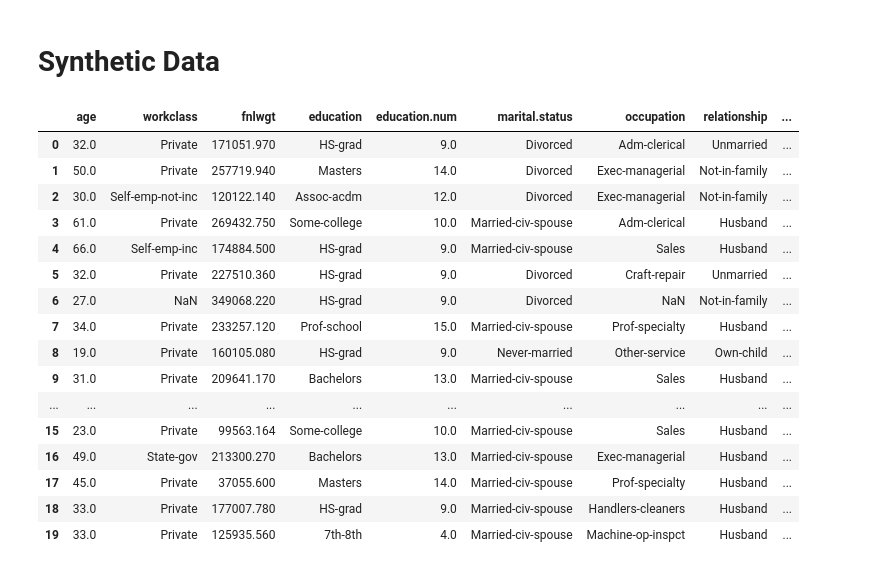
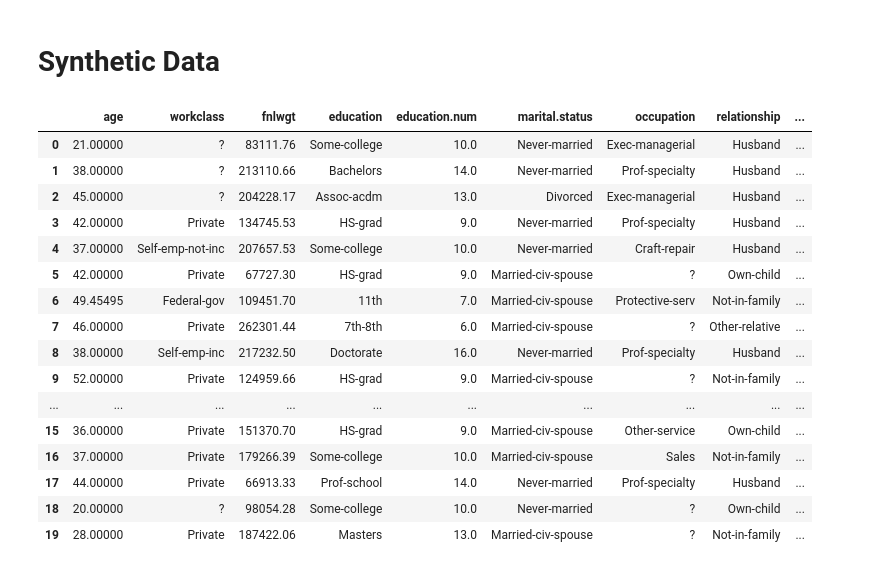
Before and after one commit to ahmabboud/difussion_bootcamp, a Jupyter notebook: reference_implementations/tabular_reference_impelementation/code/tabddpm_implementation.ipynb, the cells around one changed output. Cells and saved outputs as stored; diff of their text form; code cells hidden in the pictures.

```diff
--- a/reference_implementations/tabular_reference_impelementation/code/tabddpm_implementation.ipynb
+++ b/reference_implementations/tabular_reference_impelementation/code/tabddpm_implementation.ipynb
@@ -238,29 +236,2 @@ Sampling time: 249.61851859092712
 # %% [markdown]
 # Synthetic Data
-# %%
-import pandas as pd
-
-
-file_path = f"{DATA_DIR}/synthetic_data/{dataname}/tabddpm.csv"
-
-df = pd.read_csv(file_path, na_values=[" ?"])
-
-df.head(20)
-# %% [output]
-|  | age | workclass | fnlwgt | education | education.num | marital.status | occupation | relationship | ... |
-| 0 | 32.0 | Private | 171051.970 | HS-grad | 9.0 | Divorced | Adm-clerical | Unmarried | ... |
-| 1 | 50.0 | Private | 257719.940 | Masters | 14.0 | Divorced | Exec-managerial | Not-in-family | ... |
-| 2 | 30.0 | Self-emp-not-inc | 120122.140 | Assoc-acdm | 12.0 | Divorced | Exec-managerial | Not-in-family | ... |
-| 3 | 61.0 | Private | 269432.750 | Some-college | 10.0 | Married-civ-spouse | Adm-clerical | Husband | ... |
-| 4 | 66.0 | Self-emp-inc | 174884.500 | HS-grad | 9.0 | Married-civ-spouse | Sales | Husband | ... |
-| 5 | 32.0 | Private | 227510.360 | HS-grad | 9.0 | Divorced | Craft-repair | Unmarried | ... |
-| 6 | 27.0 | NaN | 349068.220 | HS-grad | 9.0 | Divorced | NaN | Not-in-family | ... |
-| 7 | 34.0 | Private | 233257.120 | Prof-school | 15.0 | Married-civ-spouse | Prof-specialty | Husband | ... |
-| 8 | 19.0 | Private | 160105.080 | HS-grad | 9.0 | Never-married | Other-service | Own-child | ... |
-| 9 | 31.0 | Private | 209641.170 | Bachelors | 13.0 | Married-civ-spouse | Sales | Husband | ... |
-| ... | ... | ... | ... | ... | ... | ... | ... | ... | ... |
-| 15 | 23.0 | Private | 99563.164 | Some-college | 10.0 | Married-civ-spouse | Sales | Husband | ... |
-| 16 | 49.0 | State-gov | 213300.270 | Bachelors | 13.0 | Married-civ-spouse | Exec-managerial | Husband | ... |
-| 17 | 45.0 | Private | 37055.600 | Masters | 14.0 | Married-civ-spouse | Prof-specialty | Husband | ... |
-| 18 | 33.0 | Private | 177007.780 | HS-grad | 9.0 | Married-civ-spouse | Handlers-cleaners | Husband | ... |
-| 19 | 33.0 | Private | 125935.560 | 7th-8th | 4.0 | Married-civ-spouse | Machine-op-inspct | Husband | ... |
@@ -272,0 +238,23 @@ df.head(20)
+# %%
+df = pd.read_csv(sample_save_path)
+
+# Display the first few rows of the DataFrame
+df.head(20)
+# %% [output]
+|  | age | workclass | fnlwgt | education | education.num | marital.status | occupation | relationship | ... |
+| 0 | 21.00000 | ? | 83111.76 | Some-college | 10.0 | Never-married | Exec-managerial | Husband | ... |
+| 1 | 38.00000 | ? | 213110.66 | Bachelors | 14.0 | Never-married | Prof-specialty | Husband | ... |
+| 2 | 45.00000 | ? | 204228.17 | Assoc-acdm | 13.0 | Divorced | Exec-managerial | Husband | ... |
+| 3 | 42.00000 | Private | 134745.53 | HS-grad | 9.0 | Never-married | Prof-specialty | Husband | ... |
+| 4 | 37.00000 | Self-emp-not-inc | 207657.53 | Some-college | 10.0 | Never-married | Craft-repair | Husband | ... |
+| 5 | 42.00000 | Private | 67727.30 | HS-grad | 9.0 | Married-civ-spouse | ? | Own-child | ... |
+| 6 | 49.45495 | Federal-gov | 109451.70 | 11th | 7.0 | Married-civ-spouse | Protective-serv | Not-in-family | ... |
+| 7 | 46.00000 | Private | 262301.44 | 7th-8th | 6.0 | Married-civ-spouse | ? | Other-relative | ... |
+| 8 | 38.00000 | Self-emp-inc | 217232.50 | Doctorate | 16.0 | Never-married | Prof-specialty | Husband | ... |
+| 9 | 52.00000 | Private | 124959.66 | HS-grad | 9.0 | Married-civ-spouse | ? | Not-in-family | ... |
+| ... | ... | ... | ... | ... | ... | ... | ... | ... | ... |
+| 15 | 36.00000 | Private | 151370.70 | HS-grad | 9.0 | Married-civ-spouse | Other-service | Own-child | ... |
+| 16 | 37.00000 | Private | 179266.39 | Some-college | 10.0 | Married-civ-spouse | Sales | Not-in-family | ... |
+| 17 | 44.00000 | Private | 66913.33 | Prof-school | 14.0 | Never-married | Prof-specialty | Husband | ... |
+| 18 | 20.00000 | ? | 98054.28 | Some-college | 10.0 | Never-married | ? | Own-child | ... |
+| 19 | 28.00000 | Private | 187422.06 | Masters | 13.0 | Married-civ-spouse | ? | Not-in-family | ... |
```
Also changed, not shown: parts of 21 cells of this notebook, 5 other files.
